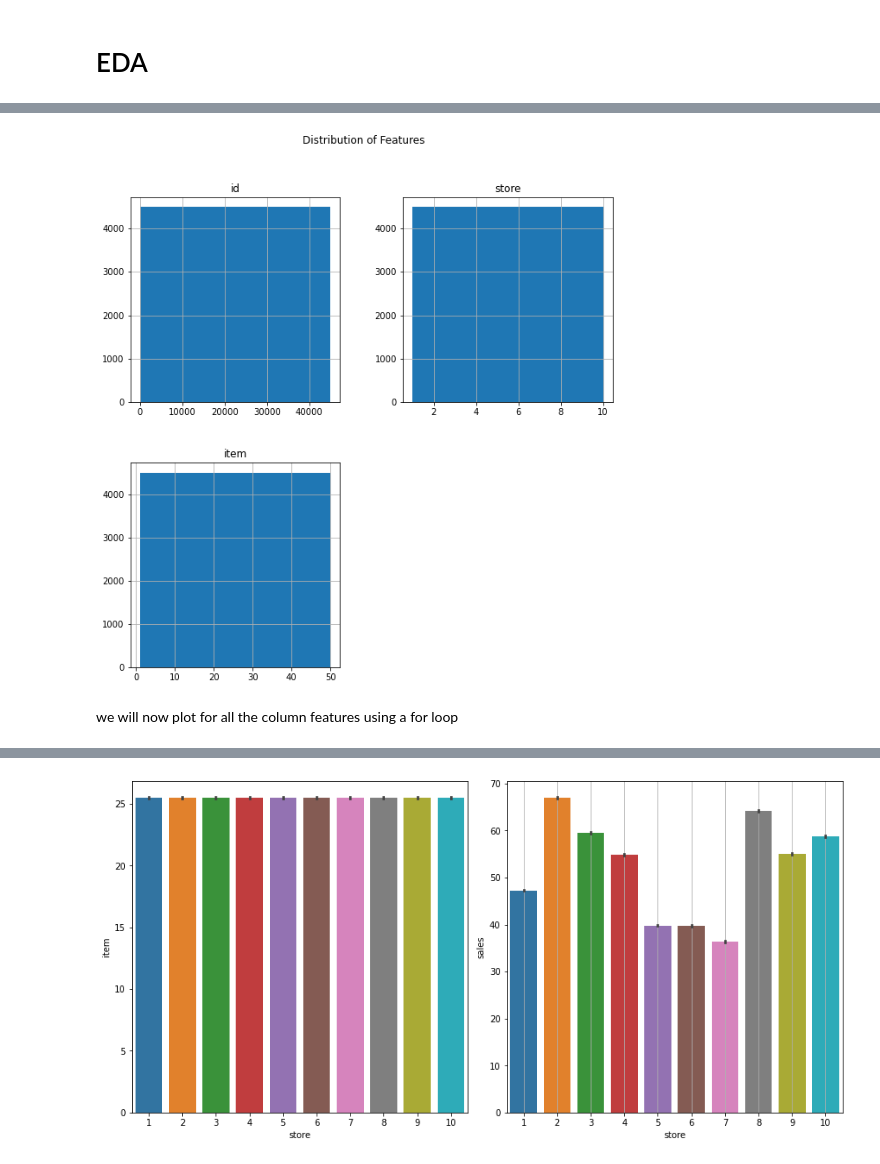
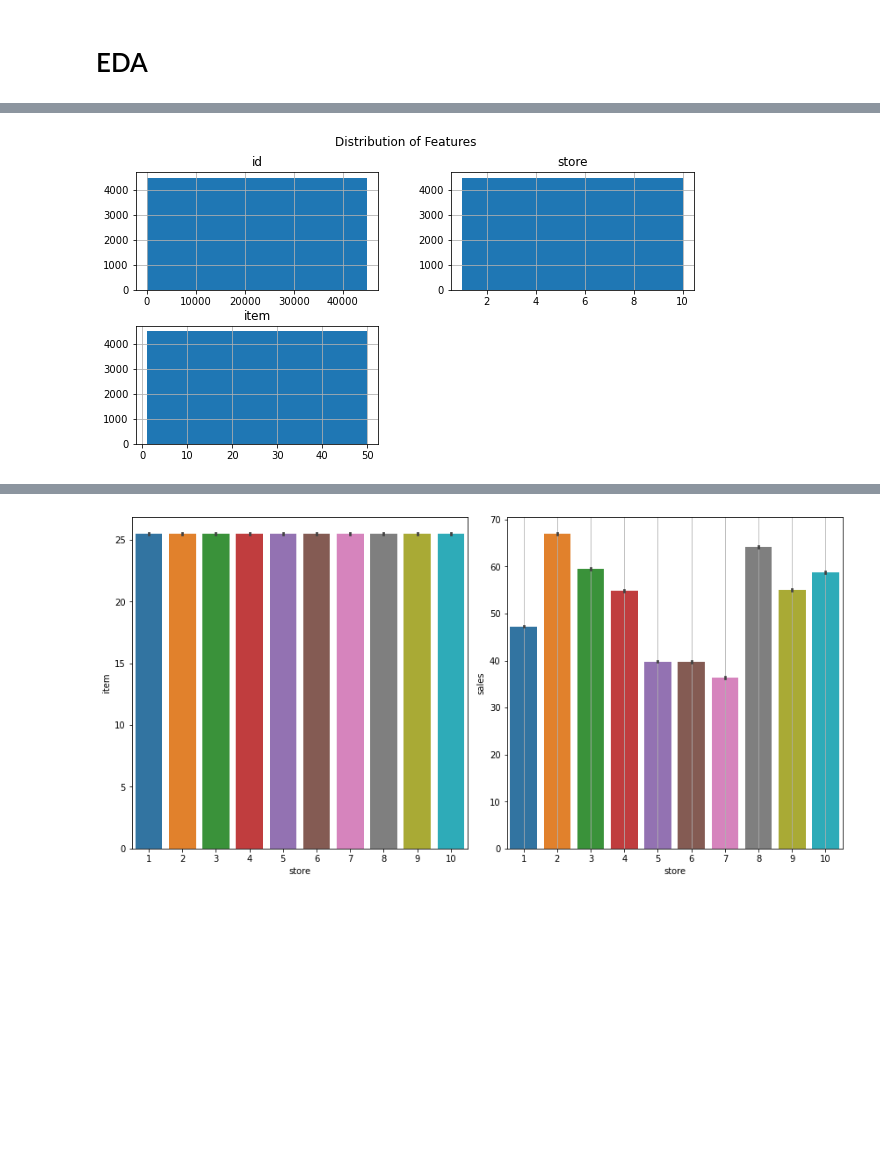
Before and after one commit to Rahulkp2102/Internship, a Jupyter notebook: Project Demand forecast.ipynb, the cells around one changed output, grey strips where cells are left out. Cells and saved outputs as stored; diff of their text form; code cells hidden in the pictures; blank space fills up the shorter version.

```diff
--- a/Project Demand forecast.ipynb
+++ b/Project Demand forecast.ipynb
@@ -244,11 +244,9 @@ plt.show()
 # %%
-test_data.hist(figsize=(10,10))
+test_data.hist(figsize=(10,5))
 plt.suptitle('Distribution of Features')
 plt.show()
 # %% [output]
-[figure, old version]
+[figure, new version]
 # %%
 #The above is a basic summary of the data set
 #Now we will do the visual analysis of each of the features
-# %% [markdown]
-we will now plot for all the column features using a for loop
```
Also changed, not shown: parts of 11 cells of this notebook.
